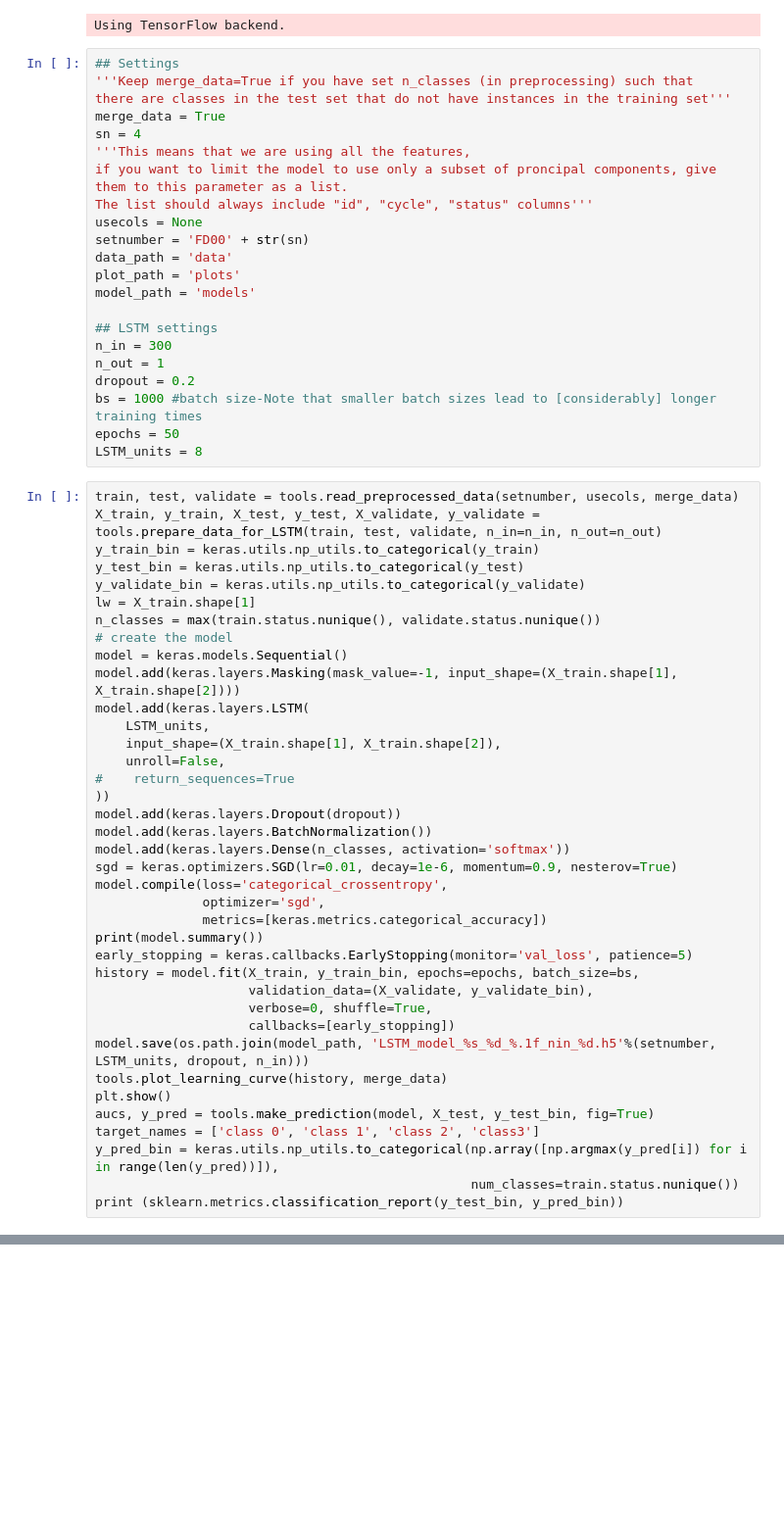
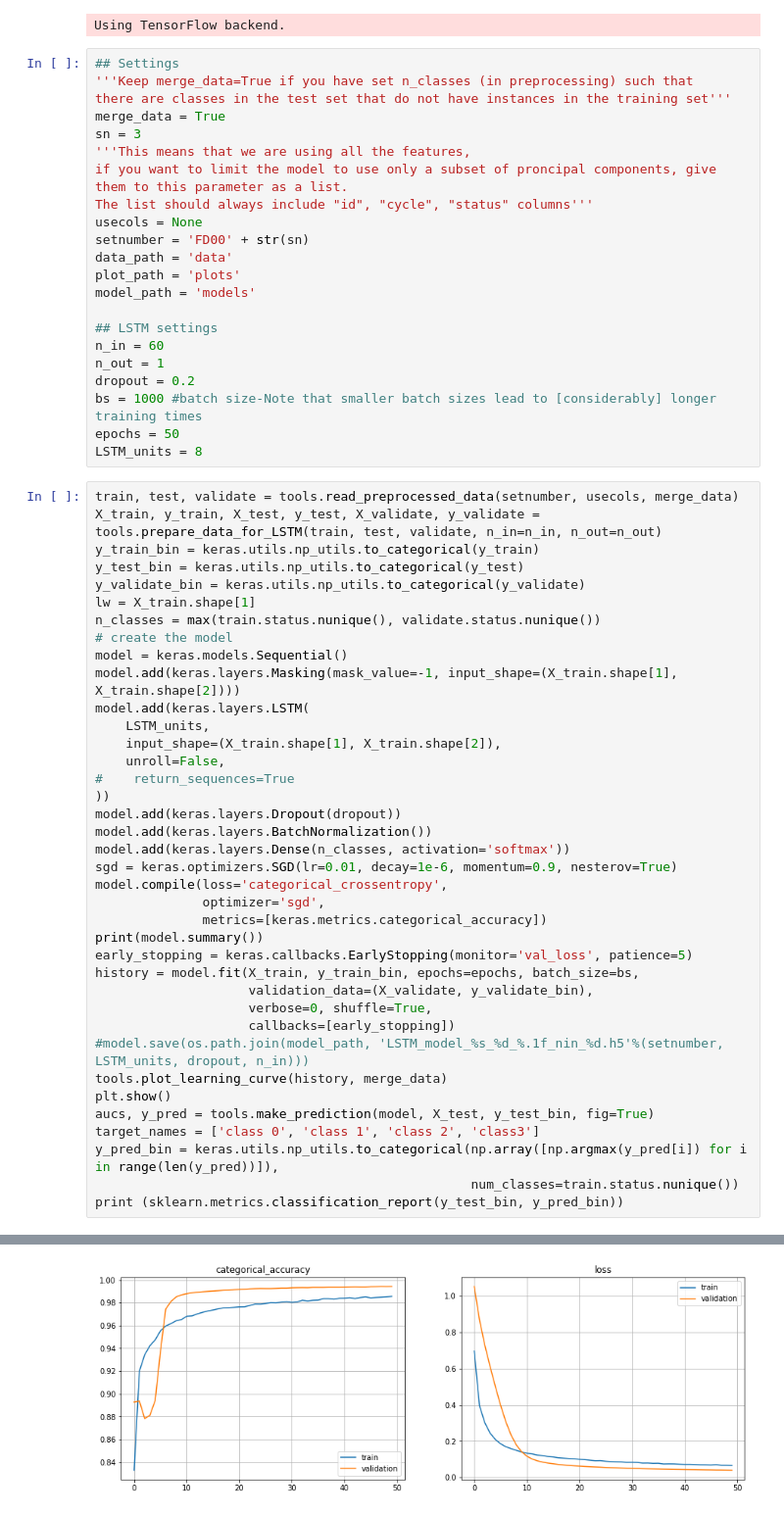
Before and after one commit to asadisaghar/PdM-C-MAPSS, a Jupyter notebook: play/publish/LSTM_classification.ipynb, the cells around one changed output, grey strips where cells are left out. Shown: that part at 98% size. Drawn from its saved outputs; the diff is of its cells as text; blank space fills up the shorter version.

```diff
--- a/play/publish/LSTM_classification.ipynb
+++ b/play/publish/LSTM_classification.ipynb
@@ -36,7 +36,7 @@ Using TensorFlow backend.
 '''Keep merge_data=True if you have set n_classes (in preprocessing) such that
 there are classes in the test set that do not have instances in the training set'''
 merge_data = True
-sn = 4
+sn = 3
 '''This means that we are using all the features,
 if you want to limit the model to use only a subset of proncipal components, give them to this parameter as a list.
 The list should always include "id", "cycle", "status" columns'''
@@ -47,7 +47,7 @@ plot_path = 'plots'
 model_path = 'models'
 
 ## LSTM settings
-n_in = 300
+n_in = 60
 n_out = 1
 dropout = 0.2
 bs = 1000 #batch size-Note that smaller batch sizes lead to [considerably] longer training times
@@ -83,7 +83,7 @@ history = model.fit(X_train, y_train_bin, epochs=epochs, batch_size=bs,
                     validation_data=(X_validate, y_validate_bin),
                     verbose=0, shuffle=True,
                     callbacks=[early_stopping])
-model.save(os.path.join(model_path, 'LSTM_model_%s_%d_%.1f_nin_%d.h5'%(setnumber, LSTM_units, dropout, n_in)))
+#model.save(os.path.join(model_path, 'LSTM_model_%s_%d_%.1f_nin_%d.h5'%(setnumber, LSTM_units, dropout, n_in)))
 tools.plot_learning_curve(history, merge_data)
 plt.show()
 aucs, y_pred = tools.make_prediction(model, X_test, y_test_bin, fig=True)
@@ -111,3 +111,4 @@ Trainable params: 17,716
 Non-trainable params: 16
 _________________________________________________________________
 None
+[figure, added]
```
Also changed, not shown: parts of 1 cell of this notebook, 5 other files.
